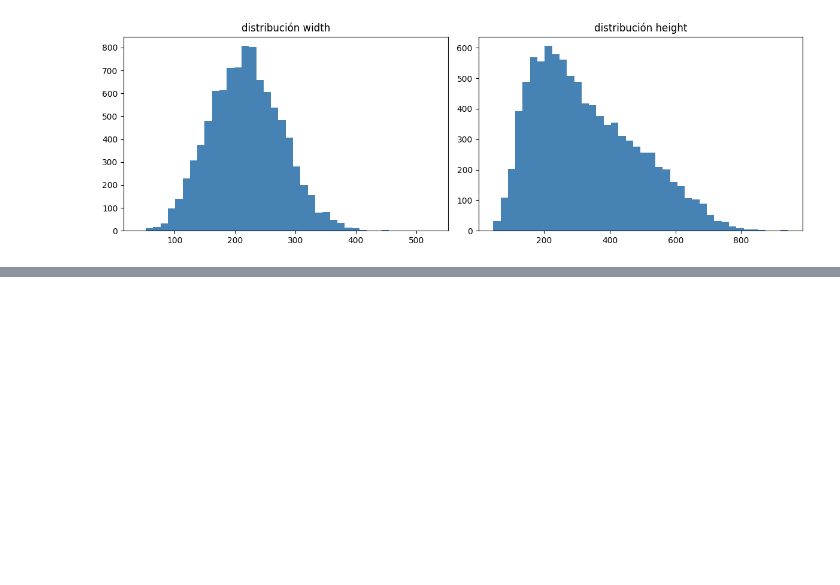
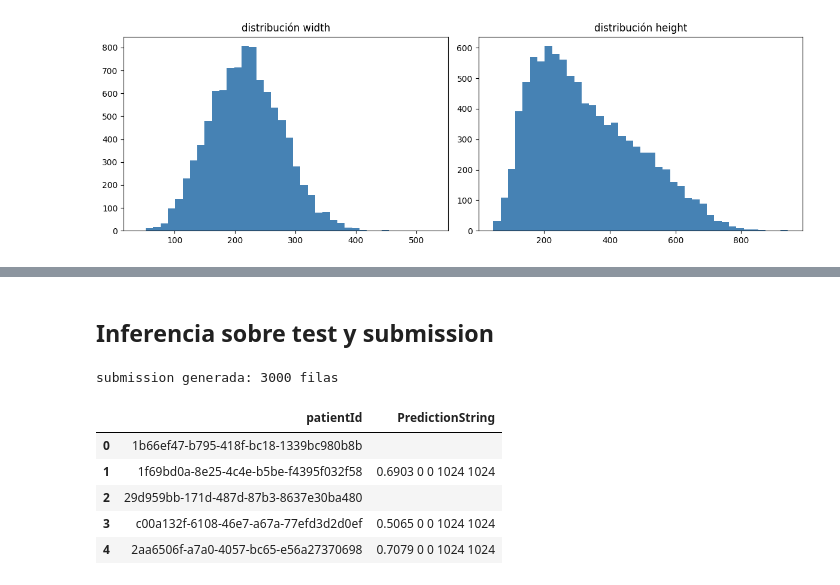
Before and after one commit to franciscofdzfer/RSNAPneumonia, a Jupyter notebook: rsnapneumoniadetection.ipynb, the cells around one changed output, grey strips where cells are left out. Cells and saved outputs as stored; diff of their text form; code cells hidden in the pictures; blank space fills up the shorter version.

```diff
--- a/rsnapneumoniadetection.ipynb
+++ b/rsnapneumoniadetection.ipynb
@@ -225,0 +487,9 @@ max     835.0   881.0   528.0   942.0
+# %%
+# defino todas las rutas apuntando al dataset privado con los PNGs ya convertidos
+RUTA_DATOS      = '/kaggle/input/competitions/rsna-pneumonia-detection-challenge'
+RUTA_PNG_TRAIN  = '/kaggle/input/datasets/franciscofdzfer/rsna-png-512/png_train'
+RUTA_PNG_TEST   = '/kaggle/input/datasets/franciscofdzfer/rsna-png-512-test/png_test'
+RUTA_OUTPUTS    = '/kaggle/working'
+
+DEVICE = 'cuda' if torch.cuda.is_available() else 'cpu'
+print(f'device: {DEVICE}')
@@ -225,0 +852,54 @@ max     835.0   881.0   528.0   942.0
+# %% [markdown]
+## Inferencia sobre test y submission
+# %%
+# cargo las imágenes de test, genero predicciones y construyo el CSV en el formato requerido por Kaggle
+# extrae los identificadores quitando la extensión png
+ids_test = [f.replace('.png', '') for f in os.listdir(RUTA_PNG_TEST)]
+
+# reutiliza las transformaciones del conjunto de validación
+transform_test = transform_val
+
+# inicializa una lista vacía para almacenar predicciones
+resultados = []
+# activa el modo de evaluación del modelo
+modelo.eval()
+# deshabilita el cálculo de gradientes en PyTorch
+with torch.no_grad():
+    # recorre cada identificador de paciente del test
+    for pid in ids_test:
+        # construye la ruta de acceso al archivo png
+        ruta_png = f'{RUTA_PNG_TEST}/{pid}.png'
+        # abre la imagen convirtiéndola a tres canales rgb
+        img      = Image.open(ruta_png).convert('RGB')
+        # transforma la imagen y añade dimensión de lote
+        img      = transform_test(img).unsqueeze(0).to(DEVICE)
+        # calcula la probabilidad final usando la función sigmoide
+        prob     = torch.sigmoid(modelo(img)).item()
+
+        # evalúa si la probabilidad supera el umbral establecido
+        if prob > 0.5:
+            # bbox de imagen completa como proxy
+            # asigna la caja completa simulando una detección
+            pred_str = f'{prob:.4f} 0 0 1024 1024'
+        else:
+            # define una cadena vacía al no detectar neumonía
+            pred_str = ''
+
+        # agrega el diccionario con datos a la lista
+        resultados.append({'patientId': pid, 'PredictionString': pred_str})
+
+# convierte la lista de resultados en una tabla pandas
+df_sub = pd.DataFrame(resultados)
+# guarda la tabla en disco como archivo csv formal
+df_sub.to_csv(f'{RUTA_OUTPUTS}/submission_resnet50.csv', index=False)
+# tamaño total del archivo de sumisión creado
+print(f'submission generada: {len(df_sub)} filas')
+df_sub.head()
+# %% [output]
+submission generada: 3000 filas
+|  | patientId | PredictionString |
+| 0 | 1b66ef47-b795-418f-bc18-1339bc980b8b |  |
+| 1 | 1f69bd0a-8e25-4c4e-b5be-f4395f032f58 | 0.6903 0 0 1024 1024 |
+| 2 | 29d959bb-171d-487d-87b3-8637e30ba480 |  |
+| 3 | c00a132f-6108-46e7-a67a-77efd3d2d0ef | 0.5065 0 0 1024 1024 |
+| 4 | 2aa6506f-a7a0-4057-bc65-e56a27370698 | 0.7079 0 0 1024 1024 |
```
Also changed, not shown: parts of 56 cells of this notebook.
